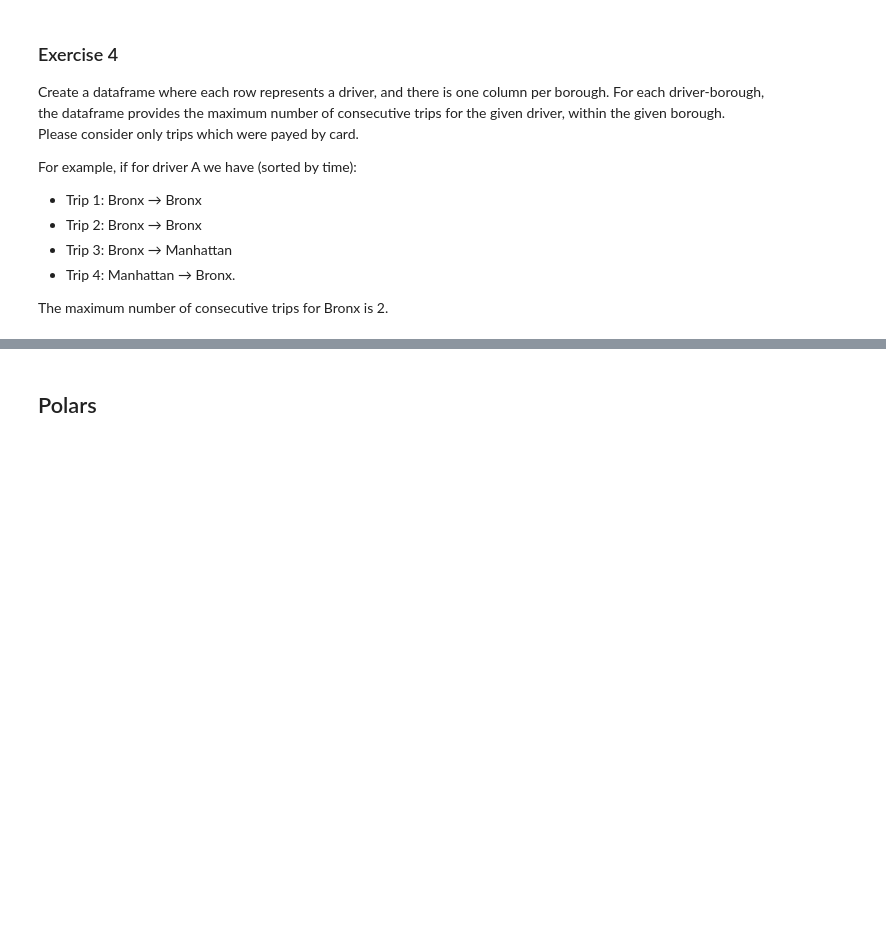
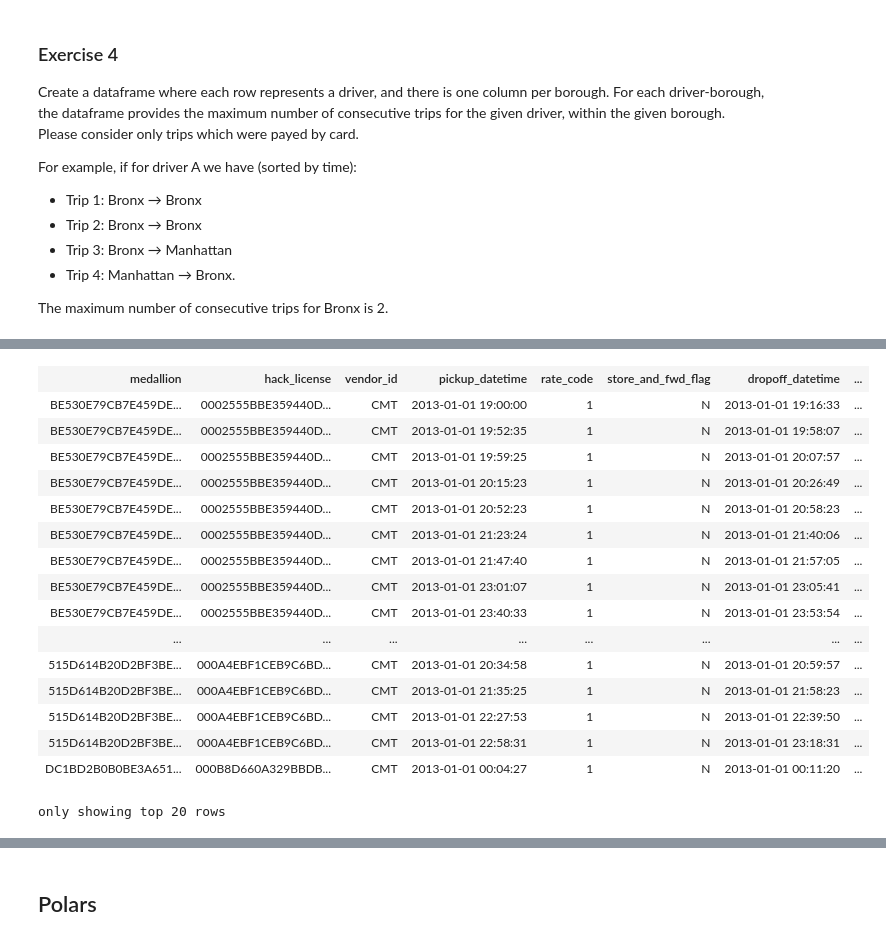
Before and after one commit to MattiaBiancini/Visual-Analytics, a Jupyter notebook: Assignment3/Assignment3.ipynb, the cells around one changed output, grey strips where cells are left out. Saved outputs shown, nothing was run; the diff lists cells and outputs as text; code cells hidden in the pictures; blank space fills up the shorter version.

```diff
--- a/Assignment3/Assignment3.ipynb
+++ b/Assignment3/Assignment3.ipynb
@@ -301,0 +357,4 @@ The maximum number of consecutive trips for Bronx is 2.
+# %%
+trip_filtered_df = trip_filtered_df.sort(['hack_license', 'pickup_datetime'], ascending=True)
+trip_filtered_df
+# %% [output]
@@ -301,0 +363,17 @@ The maximum number of consecutive trips for Bronx is 2.
+| medallion | hack_license | vendor_id | pickup_datetime | rate_code | store_and_fwd_flag | dropoff_datetime | ... |
+| BE530E79CB7E459DE... | 0002555BBE359440D... | CMT | 2013-01-01 19:00:00 | 1 | N | 2013-01-01 19:16:33 | ... |
+| BE530E79CB7E459DE... | 0002555BBE359440D... | CMT | 2013-01-01 19:52:35 | 1 | N | 2013-01-01 19:58:07 | ... |
+| BE530E79CB7E459DE... | 0002555BBE359440D... | CMT | 2013-01-01 19:59:25 | 1 | N | 2013-01-01 20:07:57 | ... |
+| BE530E79CB7E459DE... | 0002555BBE359440D... | CMT | 2013-01-01 20:15:23 | 1 | N | 2013-01-01 20:26:49 | ... |
+| BE530E79CB7E459DE... | 0002555BBE359440D... | CMT | 2013-01-01 20:52:23 | 1 | N | 2013-01-01 20:58:23 | ... |
+| BE530E79CB7E459DE... | 0002555BBE359440D... | CMT | 2013-01-01 21:23:24 | 1 | N | 2013-01-01 21:40:06 | ... |
+| BE530E79CB7E459DE... | 0002555BBE359440D... | CMT | 2013-01-01 21:47:40 | 1 | N | 2013-01-01 21:57:05 | ... |
+| BE530E79CB7E459DE... | 0002555BBE359440D... | CMT | 2013-01-01 23:01:07 | 1 | N | 2013-01-01 23:05:41 | ... |
+| BE530E79CB7E459DE... | 0002555BBE359440D... | CMT | 2013-01-01 23:40:33 | 1 | N | 2013-01-01 23:53:54 | ... |
+| ... | ... | ... | ... | ... | ... | ... | ... |
+| 515D614B20D2BF3BE... | 000A4EBF1CEB9C6BD... | CMT | 2013-01-01 20:34:58 | 1 | N | 2013-01-01 20:59:57 | ... |
+| 515D614B20D2BF3BE... | 000A4EBF1CEB9C6BD... | CMT | 2013-01-01 21:35:25 | 1 | N | 2013-01-01 21:58:23 | ... |
+| 515D614B20D2BF3BE... | 000A4EBF1CEB9C6BD... | CMT | 2013-01-01 22:27:53 | 1 | N | 2013-01-01 22:39:50 | ... |
+| 515D614B20D2BF3BE... | 000A4EBF1CEB9C6BD... | CMT | 2013-01-01 22:58:31 | 1 | N | 2013-01-01 23:18:31 | ... |
+| DC1BD2B0B0BE3A651... | 000B8D660A329BBDB... | CMT | 2013-01-01 00:04:27 | 1 | N | 2013-01-01 00:11:20 | ... |
+only showing top 20 rows
```
Also changed, not shown: parts of 6 cells of this notebook.
